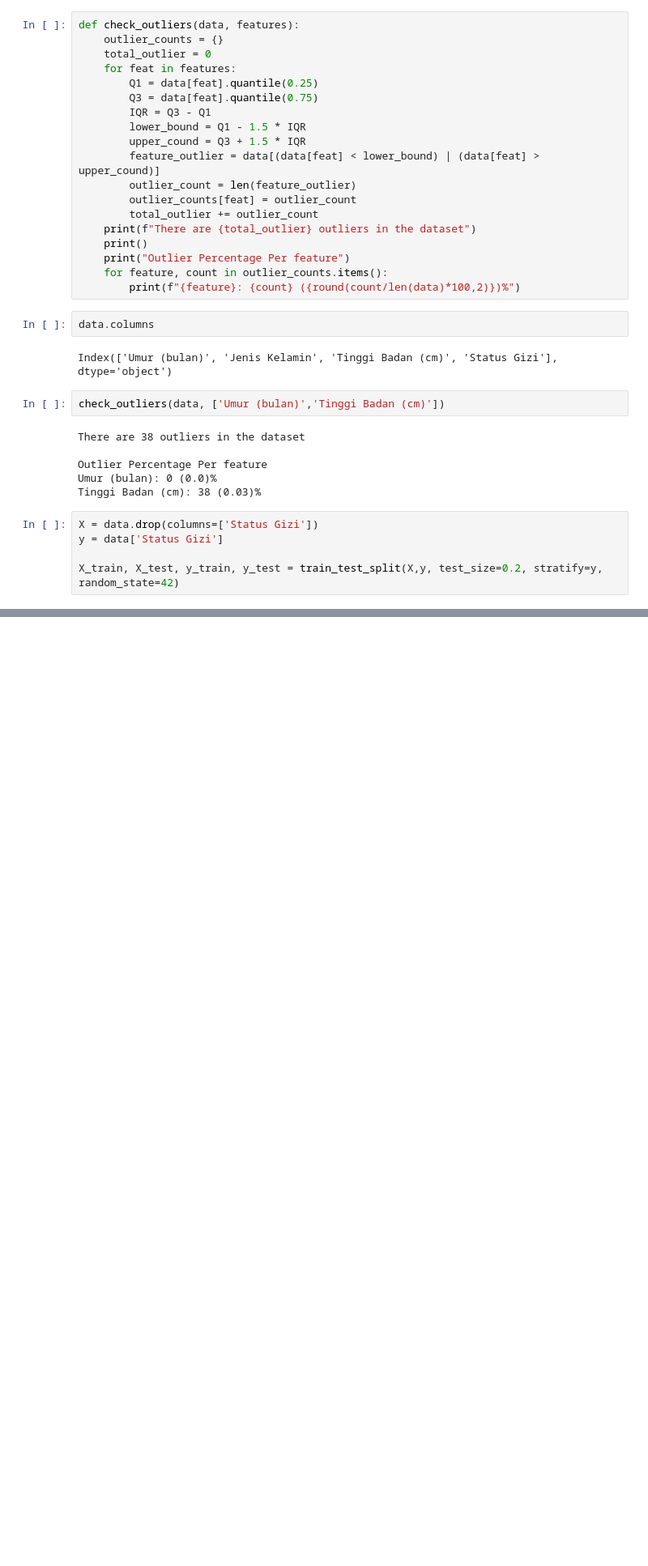
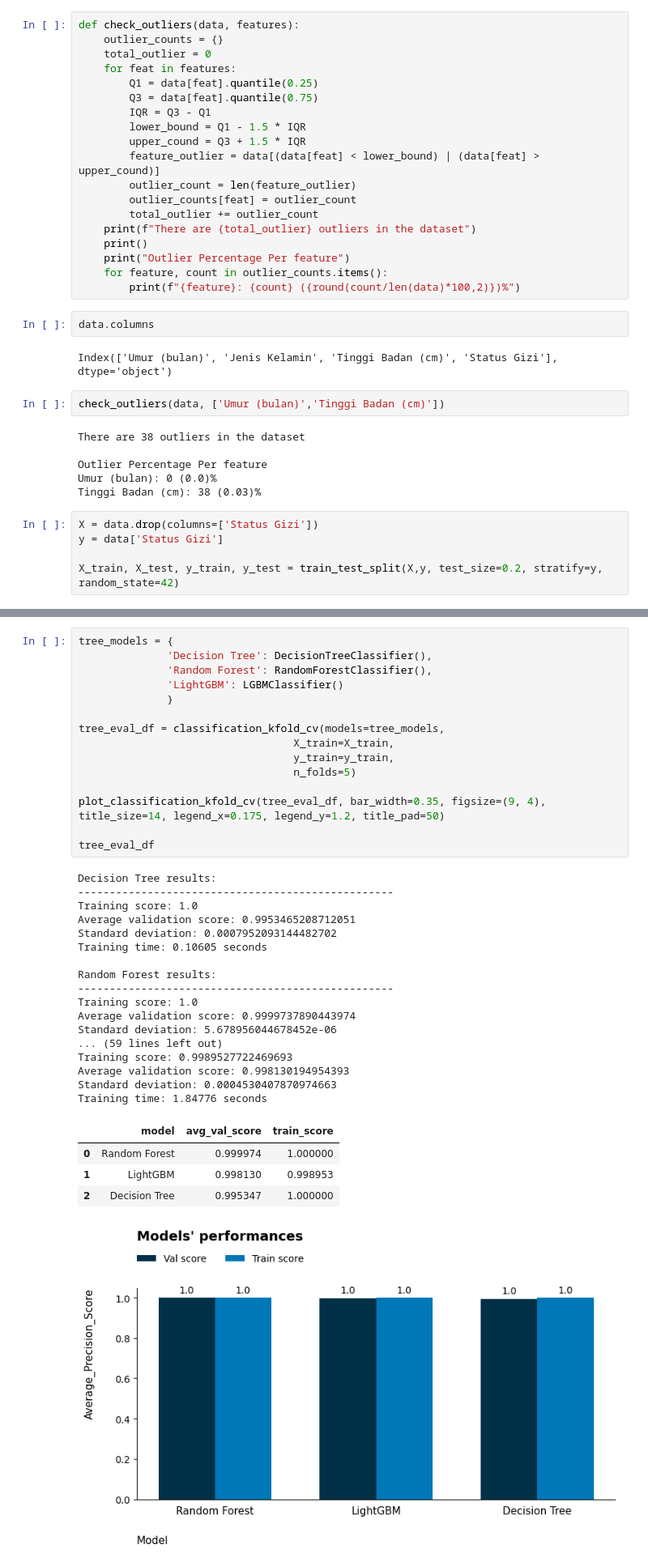
Before and after one commit to JustAthar19/Stunting-Prediction, a Jupyter notebook: notebooks/notebook.ipynb, the cells around one changed output, grey strips where cells are left out. Shown at 81% size. Cells and saved outputs as stored; diff of their text form; blank space fills up the shorter version.

```diff
--- a/notebooks/notebook.ipynb
+++ b/notebooks/notebook.ipynb
@@ -187,0 +207,38 @@ CustomException: An error occurred in python file [/Users/atharfathana/Documents
+# %%
+tree_models = {
+              'Decision Tree': DecisionTreeClassifier(),
+              'Random Forest': RandomForestClassifier(),
+              'LightGBM': LGBMClassifier()
+              }
+
+tree_eval_df = classification_kfold_cv(models=tree_models,
+                                  X_train=X_train,
+                                  y_train=y_train,
+                                  n_folds=5)
+
+plot_classification_kfold_cv(tree_eval_df, bar_width=0.35, figsize=(9, 4), title_size=14, legend_x=0.175, legend_y=1.2, title_pad=50)
+
+tree_eval_df
+# %% [output]
+Decision Tree results:
+--------------------------------------------------
+Training score: 1.0
+Average validation score: 0.9953465208712051
+Standard deviation: 0.0007952093144482702
+Training time: 0.10605 seconds
+
+Random Forest results:
+--------------------------------------------------
+Training score: 1.0
+Average validation score: 0.9999737890443974
+Standard deviation: 5.678956044678452e-06
+... (59 lines left out)
+Training score: 0.9989527722469693
+Average validation score: 0.998130194954393
+Standard deviation: 0.0004530407870974663
+Training time: 1.84776 seconds
+|  | model | avg_val_score | train_score |
+| 0 | Random Forest | 0.999974 | 1.000000 |
+| 1 | LightGBM | 0.998130 | 0.998953 |
+| 2 | Decision Tree | 0.995347 | 1.000000 |
+[figure, added]
```
Also changed, not shown: parts of 11 cells of this notebook, 16 other files.
